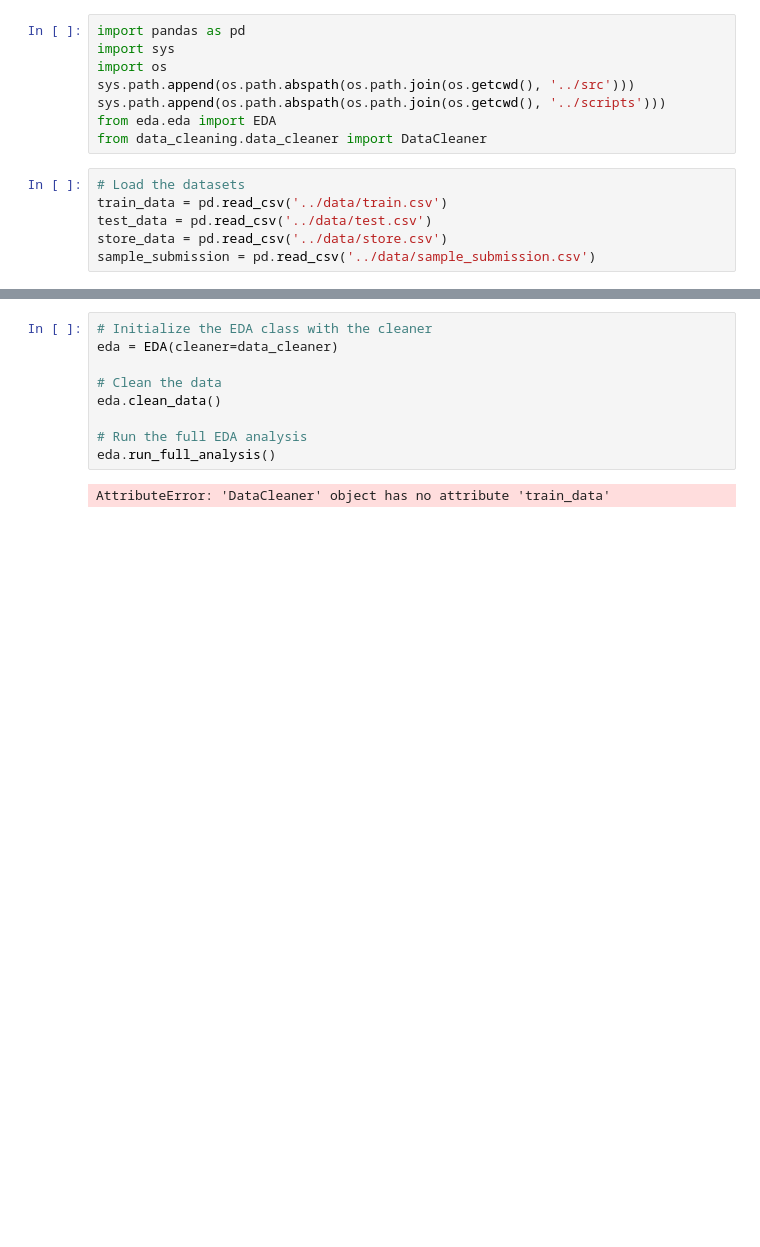
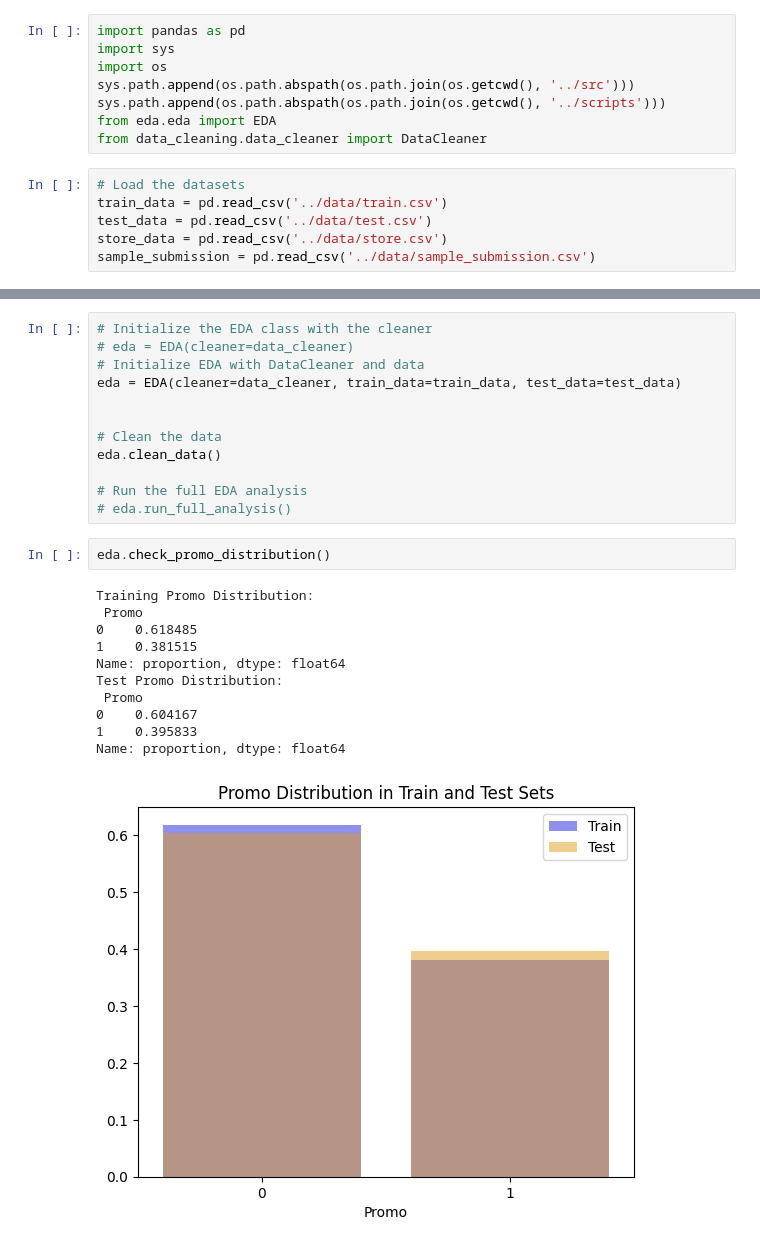
Before and after one commit to fsefu/store-sales-forecast, a Jupyter notebook: notebooks/eda.ipynb, the cells around one changed output, grey strips where cells are left out. Saved outputs shown, nothing was run; the diff lists cells and outputs as text; blank space fills up the shorter version.

```diff
--- a/notebooks/eda.ipynb
+++ b/notebooks/eda.ipynb
@@ -41,11 +29,26 @@ For example, when doing 'df[col].method(value, inplace=True)', try using 'df.met
 # %%
 # Initialize the EDA class with the cleaner
-eda = EDA(cleaner=data_cleaner)
+# eda = EDA(cleaner=data_cleaner)
+# Initialize EDA with DataCleaner and data
+eda = EDA(cleaner=data_cleaner, train_data=train_data, test_data=test_data)
+
 
 # Clean the data
 eda.clean_data()
 
 # Run the full EDA analysis
-eda.run_full_analysis()
+# eda.run_full_analysis()
-# %% [output]
-AttributeError: 'DataCleaner' object has no attribute 'train_data'
+# %%
+eda.check_promo_distribution()
+# %% [output]
+Training Promo Distribution:
+ Promo
+0    0.618485
+1    0.381515
+Name: proportion, dtype: float64
+Test Promo Distribution:
+ Promo
+0    0.604167
+1    0.395833
+Name: proportion, dtype: float64
+[figure, added]
```
Also changed, not shown: parts of 14 cells of this notebook, 2 other files.
